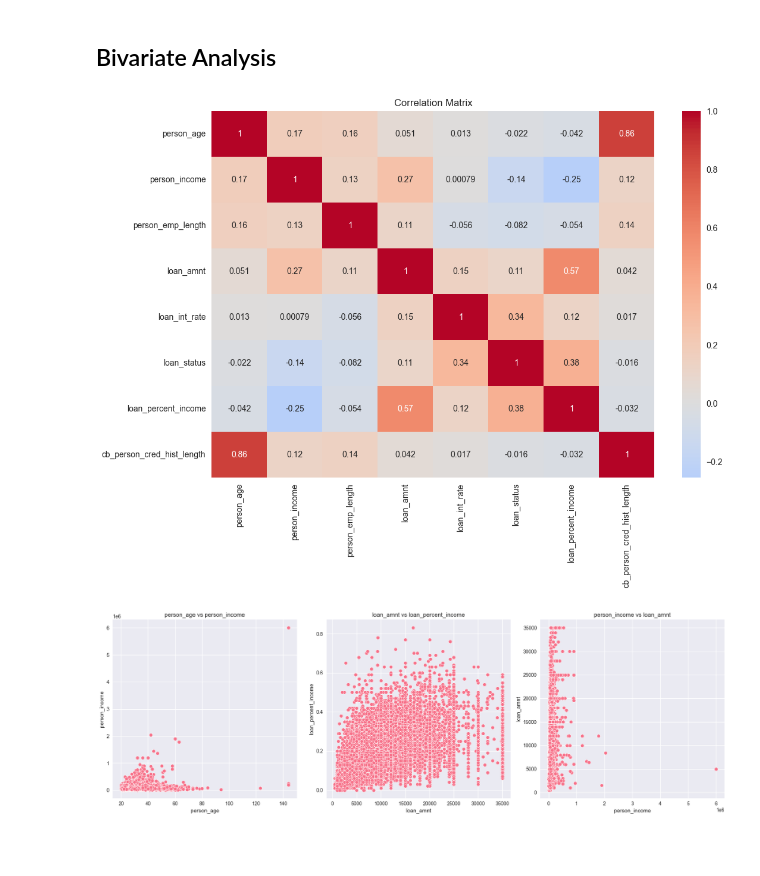
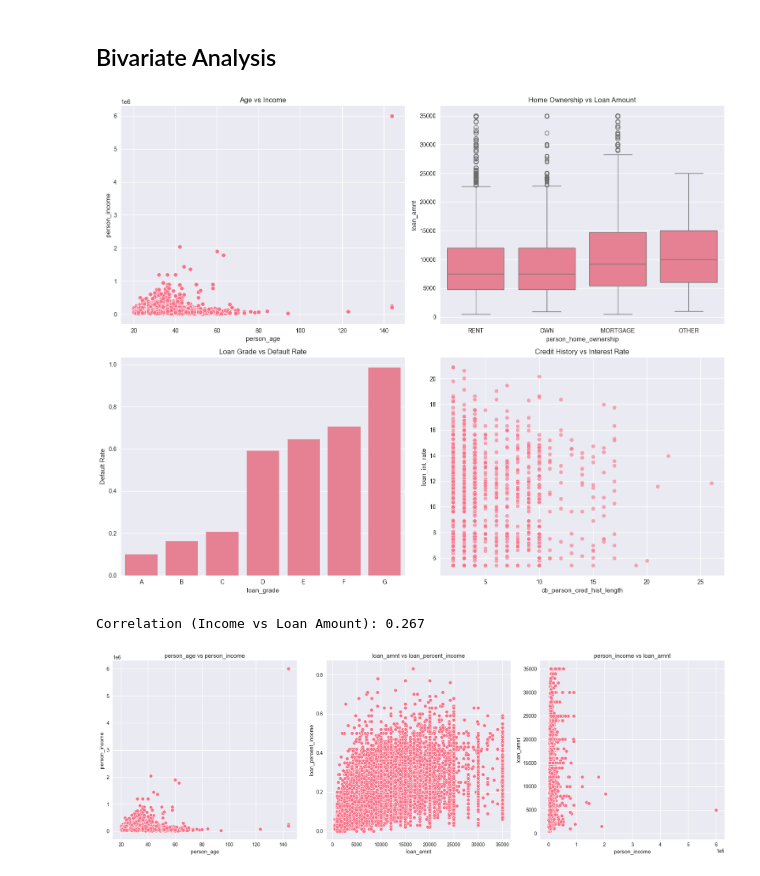
Before and after one commit to shegaw-21/credit-risk-prediction, a Jupyter notebook: notebooks/01_eda.ipynb, the cells around one changed output. Drawn from its saved outputs; the diff is of its cells as text; code cells hidden in the pictures; blank space fills up the shorter version.

```diff
--- a/notebooks/01_eda.ipynb
+++ b/notebooks/01_eda.ipynb
@@ -121,14 +112,31 @@ for col in categorical_cols:
 # %% [markdown]
 ## Bivariate Analysis
 # %%
-# Correlation matrix for numerical features
-plt.figure(figsize=(12, 8))
-corr_matrix = df[numerical_cols].corr()
-sns.heatmap(corr_matrix, annot=True, cmap='coolwarm', center=0)
-plt.title('Correlation Matrix')
+fig, ax = plt.subplots(2, 2, figsize=(15, 12))
+
+sns.scatterplot(df, x='person_age', y='person_income', ax=ax[0,0])
+ax[0,0].set_title('Age vs Income')
+
+sns.boxplot(df, x='person_home_ownership', y='loan_amnt', ax=ax[0,1])
+ax[0,1].set_title('Home Ownership vs Loan Amount')
+
+gd = df.groupby('loan_grade')['loan_status'].mean().reset_index()
+sns.barplot(gd, x='loan_grade', y='loan_status', ax=ax[1,0])
+ax[1,0].set_title('Loan Grade vs Default Rate')
+ax[1,0].set_ylabel('Default Rate')
+
+sdf = df.sample(min(1000, len(df)), random_state=42)
+sns.scatterplot(sdf, x='cb_person_cred_hist_length', y='loan_int_rate',
+                alpha=0.6, ax=ax[1,1])
+ax[1,1].set_title('Credit History vs Interest Rate')
+
+plt.tight_layout()
 plt.show()
+
+print(f"Correlation (Income vs Loan Amount): {df.person_income.corr(df.loan_amnt):.3f}")
 # %% [output]
-[figure, old version]
+[figure, new version]
+Correlation (Income vs Loan Amount): 0.267
 # %%
 # Scatter plots for key relationships
 key_pairs = [('person_age', 'person_income'), ('loan_amnt', 'loan_percent_income'), ('person_income', 'loan_amnt')]
```
Also changed, not shown: parts of 11 cells of this notebook, 27 other files.
